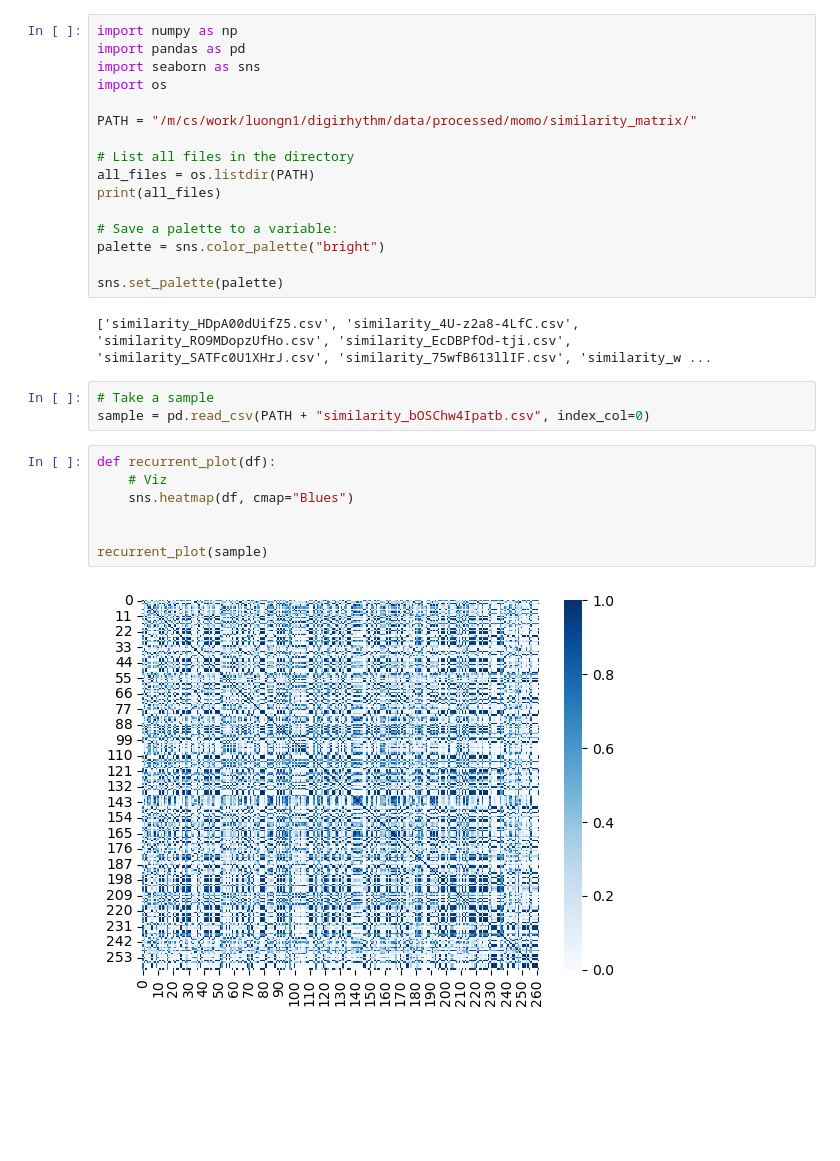
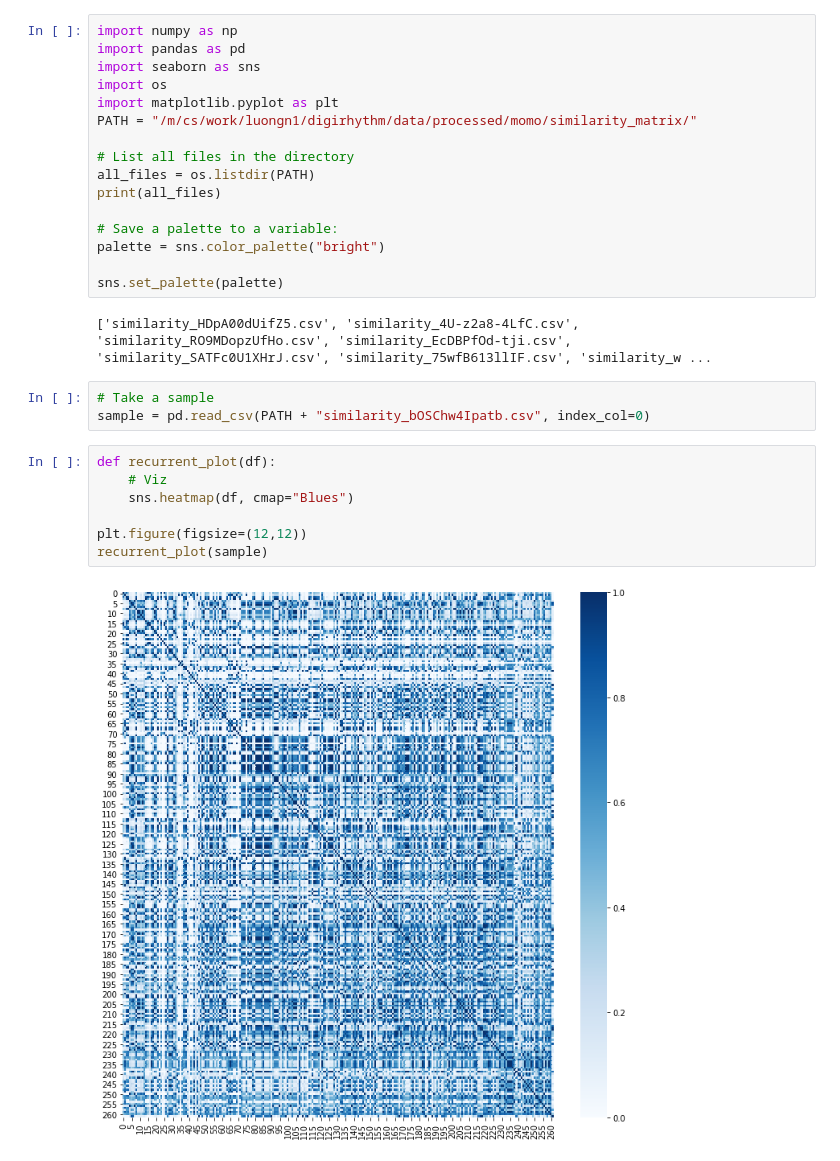
Before and after one commit to digitraceslab/digirhythm, a Jupyter notebook: analysis/similarity.ipynb, the cells around one changed output. Saved outputs shown, nothing was run; the diff lists cells and outputs as text; blank space fills up the shorter version.

```diff
--- a/analysis/similarity.ipynb
+++ b/analysis/similarity.ipynb
@@ -3,7 +3,7 @@ import numpy as np
 import pandas as pd
 import seaborn as sns
 import os
-
+import matplotlib.pyplot as plt
 PATH = "/m/cs/work/luongn1/digirhythm/data/processed/momo/similarity_matrix/"
 
 # List all files in the directory
@@ -22,9 +22,9 @@ sample = pd.read_csv(PATH + "similarity_bOSChw4Ipatb.csv", index_col=0)
 # %%
 def recurrent_plot(df):
     # Viz
     sns.heatmap(df, cmap="Blues")
 
-
+plt.figure(figsize=(12,12))
 recurrent_plot(sample)
 # %% [output]
-[figure, old version]
+[figure, new version]
```
Also changed, not shown: parts of 4 cells of this notebook, 8 other files.
